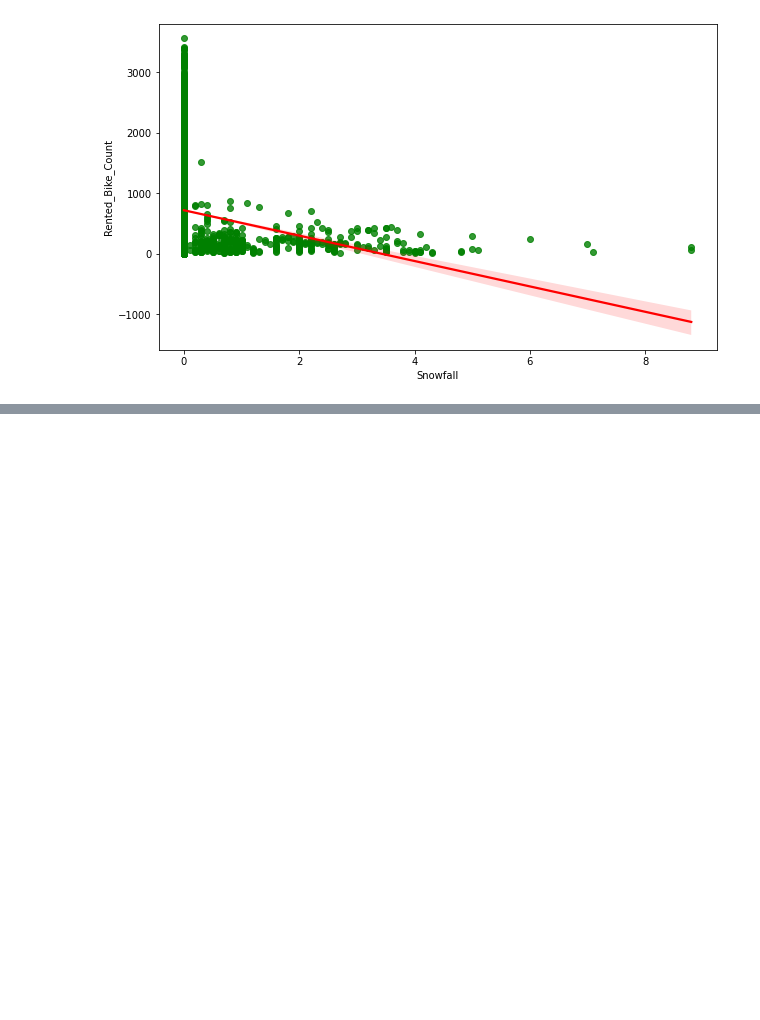
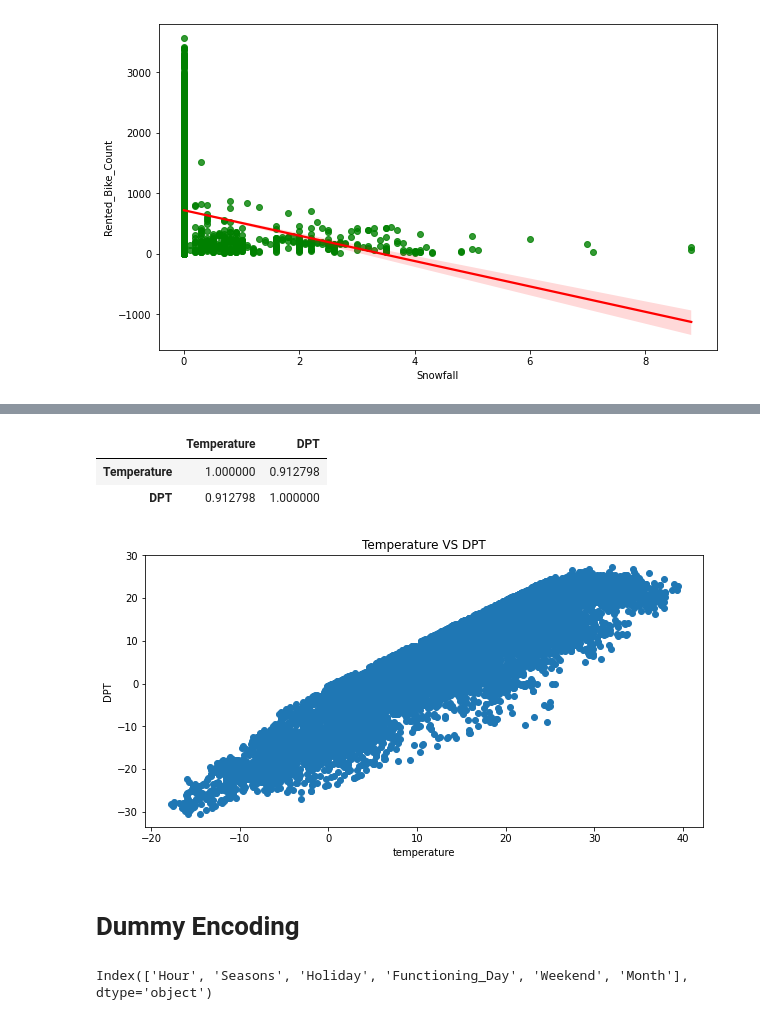
Before and after one commit to Ajinkya-dak/Bike-Sharing-Demand-Prediction, a Jupyter notebook: Bike_Sharing_Demand_Prediction.ipynb, the cells around one changed output, grey strips where cells are left out. Drawn from its saved outputs; the diff is of its cells as text; code cells hidden in the pictures; blank space fills up the shorter version.

```diff
--- a/Bike_Sharing_Demand_Prediction.ipynb
+++ b/Bike_Sharing_Demand_Prediction.ipynb
@@ -353,0 +381,16 @@ for i in continuous_variable:
+# %%
+# Scatter plot to visualize the relationship between
+# temperature and dew point temperature
+plt.figure(figsize=(10,5))
+plt.scatter(x='Temperature',y='DPT',data=df)
+plt.xlabel('temperature')
+plt.ylabel('DPT')
+plt.title('Temperature VS DPT')
+
+#correlation between temp. and DPT
+df[['Temperature','DPT']].corr()
+# %% [output]
+|  | Temperature | DPT |
+| Temperature | 1.000000 | 0.912798 |
+| DPT | 0.912798 | 1.000000 |
+[figure, added]
@@ -353,0 +404,9 @@ for i in continuous_variable:
+# %% [markdown]
+# **Dummy Encoding**
+# %%
+#creating dummy variable for ease of operations on categorical features.
+categorical_features=list(df.select_dtypes(['object','category']).columns)
+categorical_features=pd.Index(categorical_features)
+categorical_features
+# %% [output]
+Index(['Hour', 'Seasons', 'Holiday', 'Functioning_Day', 'Weekend', 'Month'], dtype='object')
```
Also changed, not shown: parts of 10 cells of this notebook.
